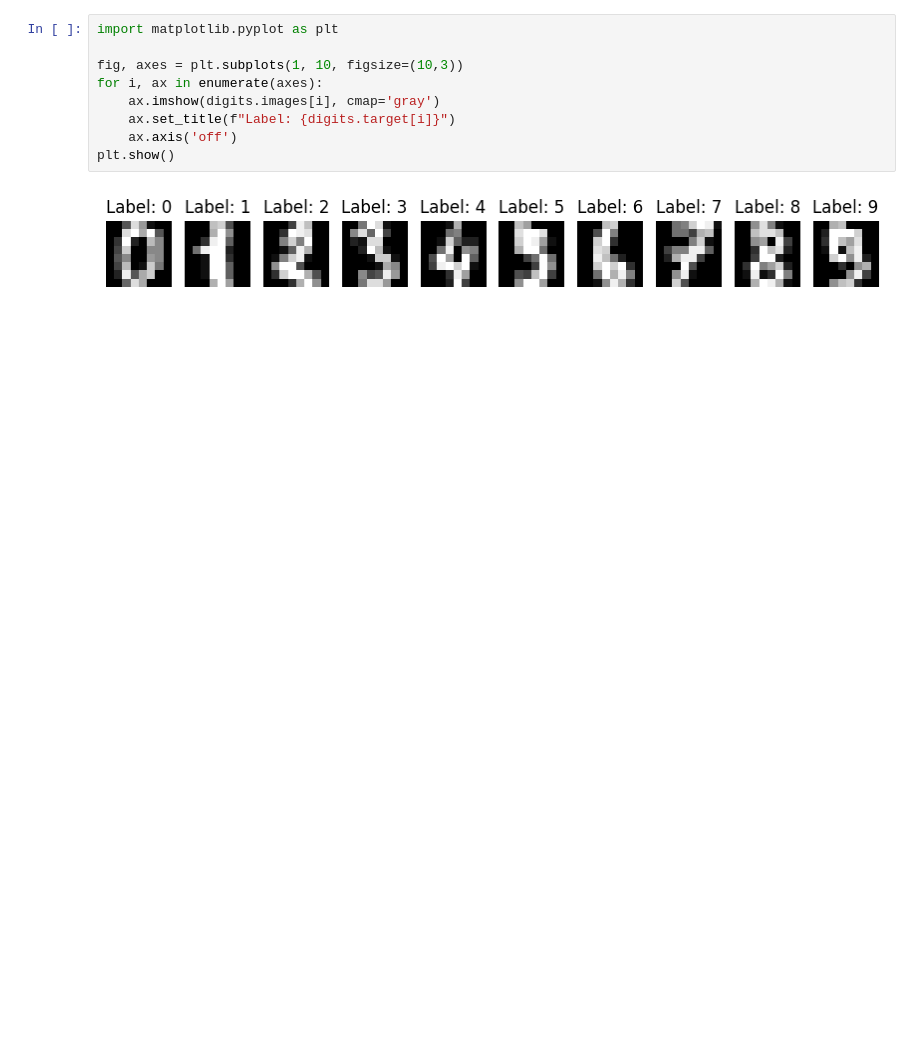
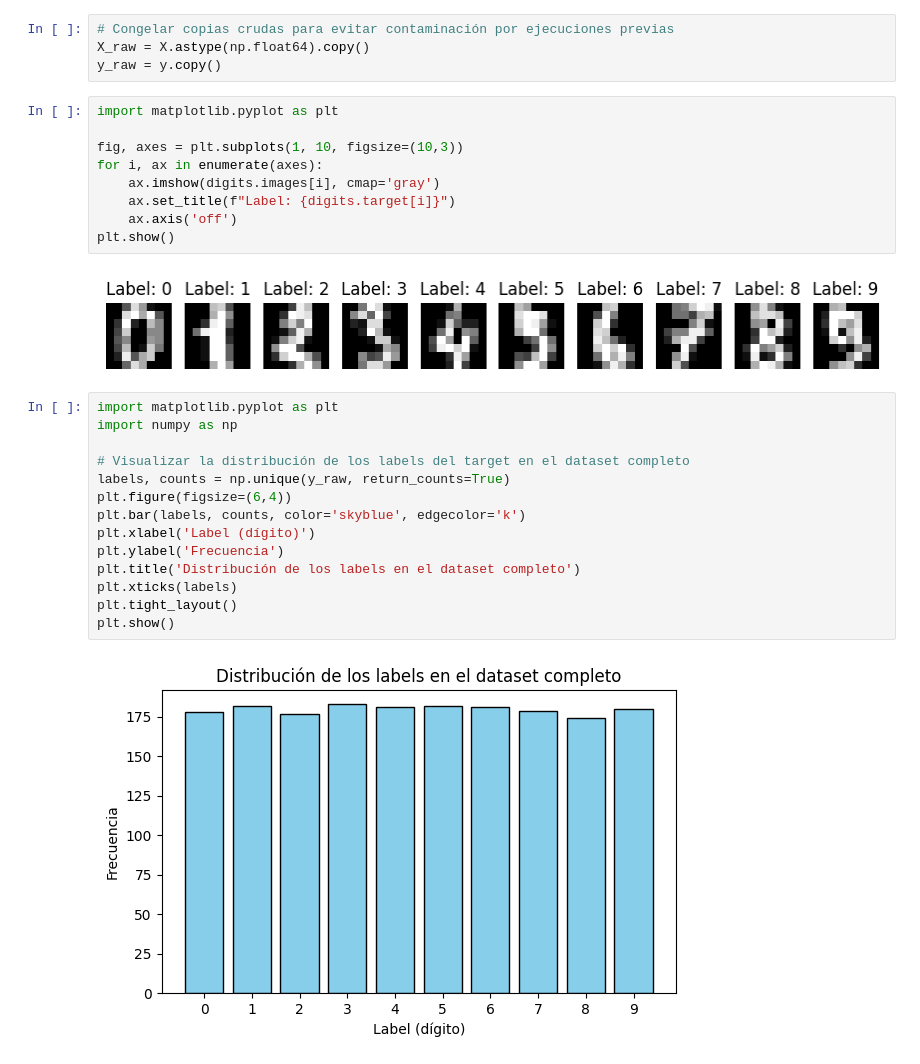
Before and after one commit to A01750817/Modulo2AnalisisyReporteSobreElDesempe-oDelModelo, a Jupyter notebook: Practica.ipynb, the cells around one changed output. Cells and saved outputs as stored; diff of their text form; blank space fills up the shorter version.

```diff
--- a/Practica.ipynb
+++ b/Practica.ipynb
@@ -22,6 +28,10 @@ Clases: {np.int64(0), np.int64(1), np.int64(2), np.int64(3), np.int64(4), np.int
 Número de muestras: 1797
 Número de features: 64
 Dimensión de cada imagen: (8, 8)
+# %%
+# Congelar copias crudas para evitar contaminación por ejecuciones previas
+X_raw = X.astype(np.float64).copy()
+y_raw = y.copy()
 # %%
 import matplotlib.pyplot as plt
 
@@ -33,3 +43,19 @@ for i, ax in enumerate(axes):
 plt.show()
 # %% [output]
 [figure]
+# %%
+import matplotlib.pyplot as plt
+import numpy as np
+
+# Visualizar la distribución de los labels del target en el dataset completo
+labels, counts = np.unique(y_raw, return_counts=True)
+plt.figure(figsize=(6,4))
+plt.bar(labels, counts, color='skyblue', edgecolor='k')
+plt.xlabel('Label (dígito)')
+plt.ylabel('Frecuencia')
+plt.title('Distribución de los labels en el dataset completo')
+plt.xticks(labels)
+plt.tight_layout()
+plt.show()
+# %% [output]
+[figure, added]
```
Also changed, not shown: parts of 18 cells of this notebook, 3 other files.
